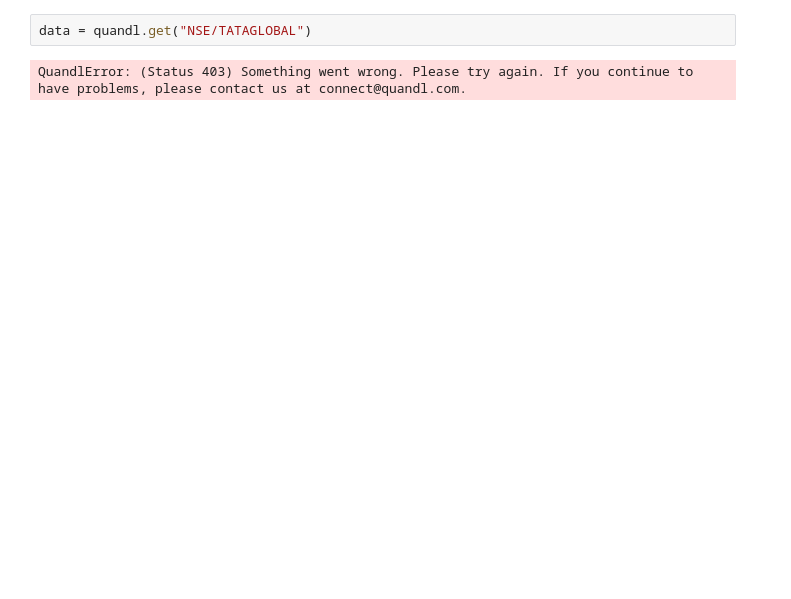
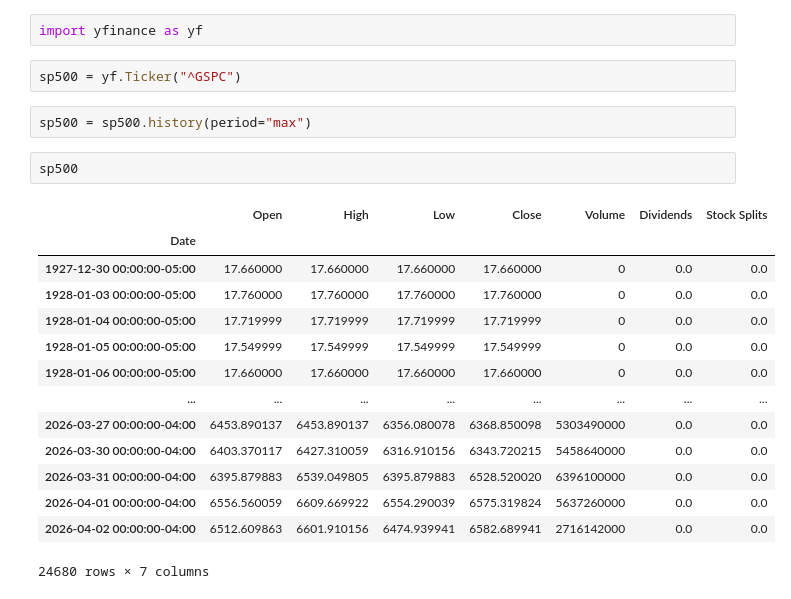
Before and after one commit to AnnikP/ML_projects, a Jupyter notebook: project1/stock_price.ipynb, the cells around one changed output. Saved outputs shown, nothing was run; the diff lists cells and outputs as text; blank space fills up the shorter version.

```diff
--- a/project1/stock_price.ipynb
+++ b/project1/stock_price.ipynb
@@ -26,4 +23,23 @@ Successfully installed inflection-0.5.1 more-itertools-10.8.0 quandl-3.7.0
-# %%
-data = quandl.get("NSE/TATAGLOBAL")
-# %% [output]
-QuandlError: (Status 403) Something went wrong. Please try again. If you continue to have problems, please contact us at connect@quandl.com.
+# %%
+import yfinance as yf
+# %%
+sp500 = yf.Ticker("^GSPC")
+# %%
+sp500 = sp500.history(period="max")
+# %%
+sp500
+# %% [output]
+|  | Open | High | Low | Close | Volume | Dividends | Stock Splits |
+| Date |  |  |  |  |  |  |  |
+| 1927-12-30 00:00:00-05:00 | 17.660000 | 17.660000 | 17.660000 | 17.660000 | 0 | 0.0 | 0.0 |
+| 1928-01-03 00:00:00-05:00 | 17.760000 | 17.760000 | 17.760000 | 17.760000 | 0 | 0.0 | 0.0 |
+| 1928-01-04 00:00:00-05:00 | 17.719999 | 17.719999 | 17.719999 | 17.719999 | 0 | 0.0 | 0.0 |
+| 1928-01-05 00:00:00-05:00 | 17.549999 | 17.549999 | 17.549999 | 17.549999 | 0 | 0.0 | 0.0 |
+| 1928-01-06 00:00:00-05:00 | 17.660000 | 17.660000 | 17.660000 | 17.660000 | 0 | 0.0 | 0.0 |
+| ... | ... | ... | ... | ... | ... | ... | ... |
+| 2026-03-27 00:00:00-04:00 | 6453.890137 | 6453.890137 | 6356.080078 | 6368.850098 | 5303490000 | 0.0 | 0.0 |
+| 2026-03-30 00:00:00-04:00 | 6403.370117 | 6427.310059 | 6316.910156 | 6343.720215 | 5458640000 | 0.0 | 0.0 |
+| 2026-03-31 00:00:00-04:00 | 6395.879883 | 6539.049805 | 6395.879883 | 6528.520020 | 6396100000 | 0.0 | 0.0 |
+| 2026-04-01 00:00:00-04:00 | 6556.560059 | 6609.669922 | 6554.290039 | 6575.319824 | 5637260000 | 0.0 | 0.0 |
+| 2026-04-02 00:00:00-04:00 | 6512.609863 | 6601.910156 | 6474.939941 | 6582.689941 | 2716142000 | 0.0 | 0.0 |
+24680 rows × 7 columns
```
Also changed, not shown: parts of 37 cells of this notebook, 4 other files.
